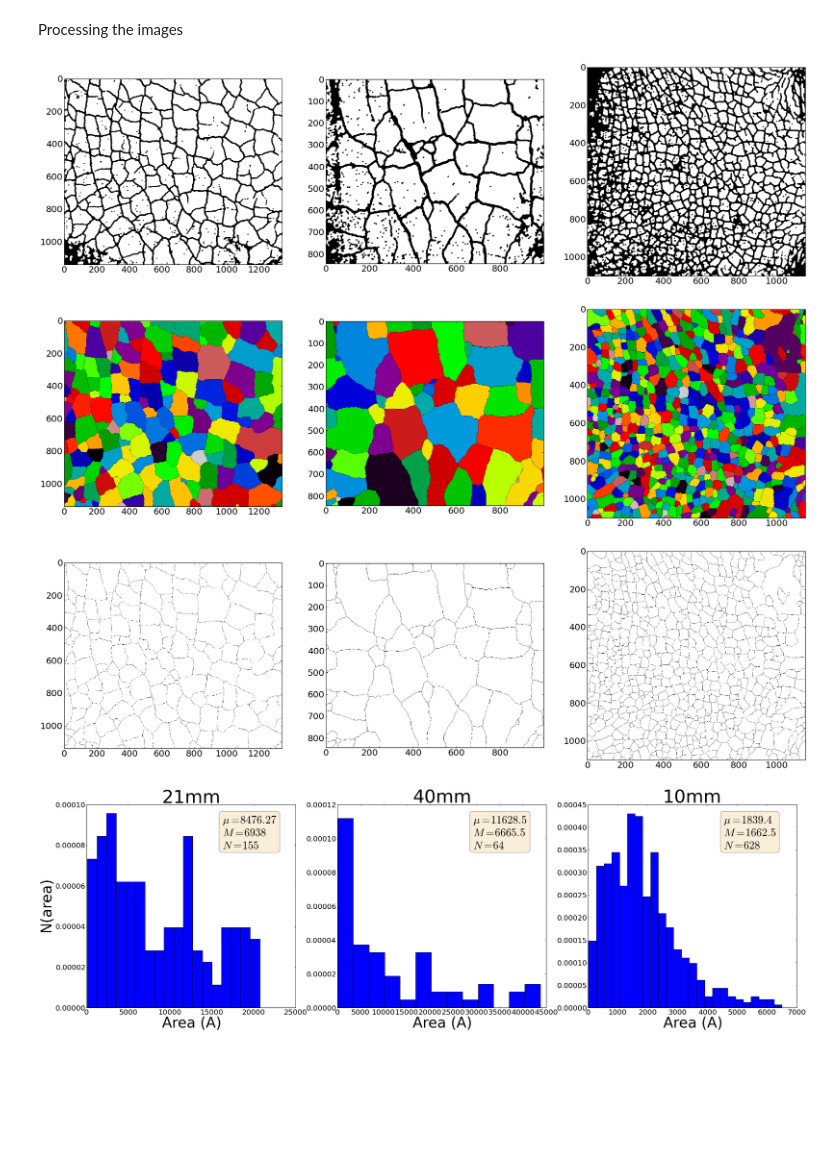
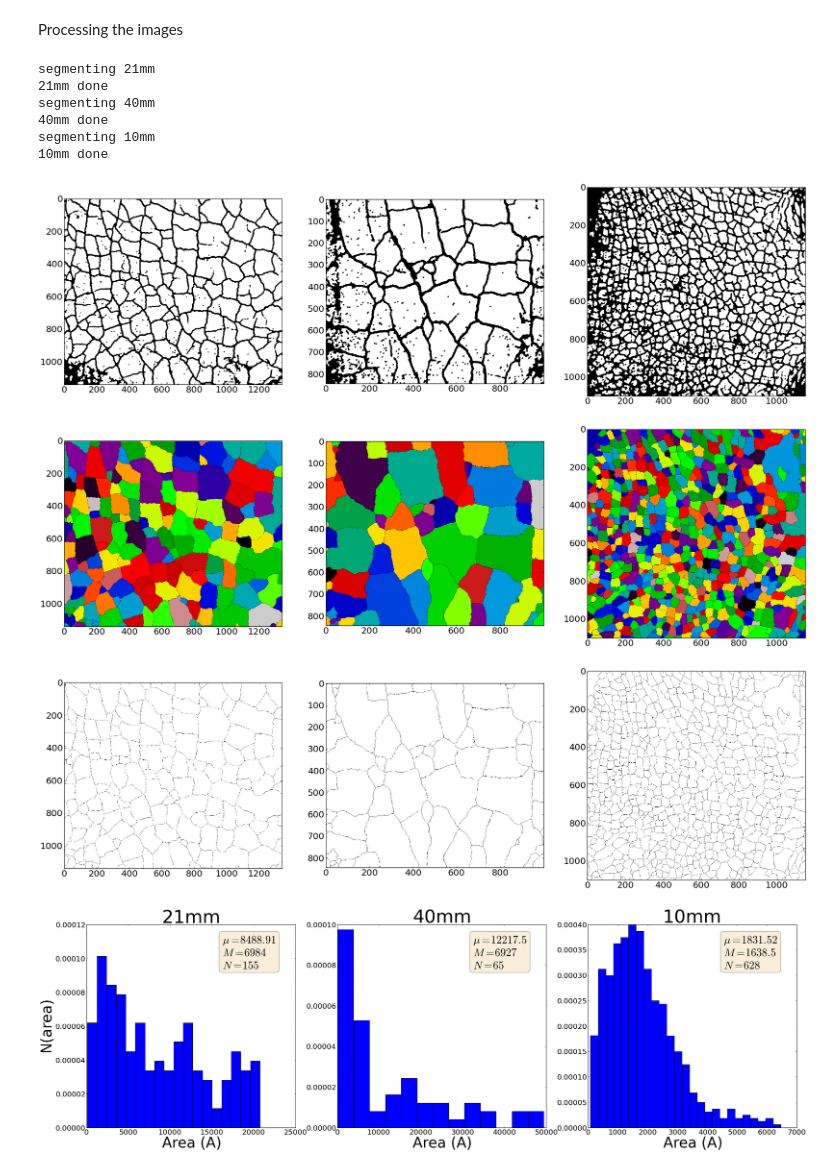
Before and after one commit to jorgehog/notebookCollection, a Jupyter notebook: FlourExperiment.ipynb, the cells around one changed output. Cells and saved outputs as stored; diff of their text form; code cells hidden in the pictures; blank space fills up the shorter version.

```diff
--- a/FlourExperiment.ipynb
+++ b/FlourExperiment.ipynb
@@ -49,10 +46,6 @@ subExperiments = {'10mm' : [45, 52], '21mm' : [20, 29], '40mm' : [32, 41]}
 Setting the parameters for the current session
 # %%
 images = {}
-
-
-
-rotationAll = {'10mm' : -18, '21mm' : -4, '40mm' : -7}
 
 fig, axes = subplots(1, 3, figsize=(30,10))
 fig2, axes2 = subplots(1, 3, figsize=(30,10))
@@ -62,6 +55,11 @@ K = 2
 cropBoxAll = {'10mm' : [800, 3000, 1000, 3300],
               '21mm' : [620, 2900, 1120, 3800],
               '40mm' : [760, 2450, 1100, 3100]}
+
+rotationAll = {'10mm' : -18,
+               '21mm' : -4,
+               '40mm' : -7}
+
 
 for experiment, ax, ax2 in zip(subExperiments.keys(), axes, axes2):
 
@@ -74,8 +72,8 @@ for experiment, ax, ax2 in zip(subExperiments.keys(), axes, axes2):
 
     for imageFile in [imagePaths[-1]]:
 
-        image = imread(imageFile, dtype=uint8, as_grey=True)
-        print image.shape
+        image = imread(imageFile, as_grey=True)
+
         if rotation:
             image = ndimage.rotate(image, rotation)
 
@@ -138,37 +133,45 @@ for experiment, ax, ax2, ax3, f in zip(subExperiments.keys(), axes, axes2, axes3
     edges = sobel(denoised)
     markers = np.zeros_like(denoised)
 
     denoised = denoise_tv_chambolle(denoised, weight=0.95)
     thresh = 0.85
     denoised[denoised>thresh] = True
     denoised[denoised<thresh] = False
 
     labels, nLabels = ndimage.label(denoised)
-    #ws = watershed(edges, labels)
-    ws = skimage.segmentation.random_walker(edges, labels, beta=20, mode='bf', tol=0.05)
+
+    ws = random_walker(edges, labels, beta=20, mode='cg', tol=0.05)
+    print experiment, "done"
+
 
     edges = sobel(ws)
     skeleton =  np.zeros_like(edges, dtype=bool)
     skeleton[edges>np.max(edges)/1000.0] = True
-    skeleton = skimage.morphology.skeletonize(skeleton)
+    skeleton = skeletonize(skeleton)
     skeleton = (skeleton+1)%2
 
     b = arange(ws.max() + 1)
     shuffle(b)
     shuffledLw = b[ws]
     shuffledLw[skeleton == 0] = 1;
 
     ax.imshow(denoised,    cmap=cm.gray)
     ax2.imshow(shuffledLw, cmap=cm.spectral)
     ax3.imshow(skeleton,   cmap=cm.gray)
 
     images[experiment + "labels"] = ws
 
 
 show()
 # %% [output]
+segmenting 21mm
+21mm done
+segmenting 40mm
+40mm done
+segmenting 10mm
+10mm done
 [figure]
-[figure, old version]
+[figure, new version]
 [figure]
 # %%
 fig, axes = subplots(1, 3, figsize=(35,10))
@@ -214,4 +217,4 @@ for experiment, ax in zip(subExperiments.keys(), axes):
     draw()
 show()
 # %% [output]
-[figure, old version]
+[figure, new version]
```
Also changed, not shown: parts of 2 cells of this notebook, 1 other file.
